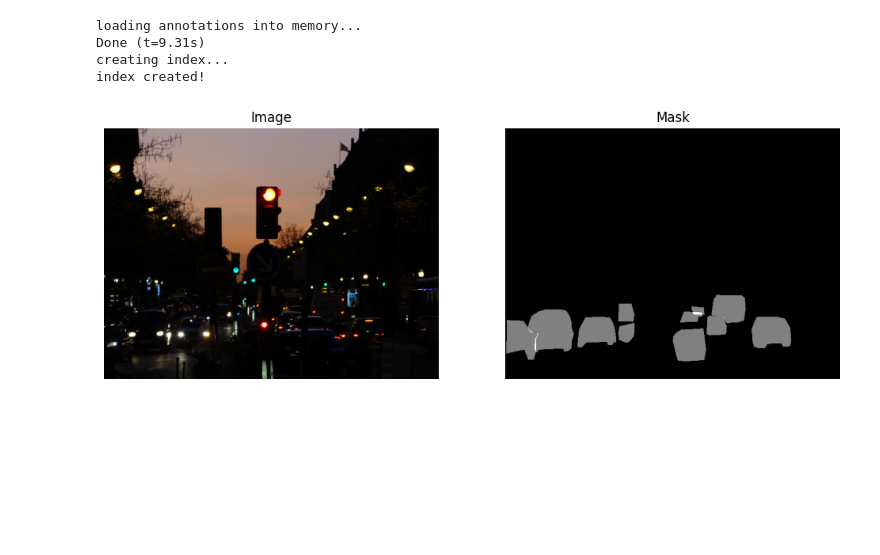
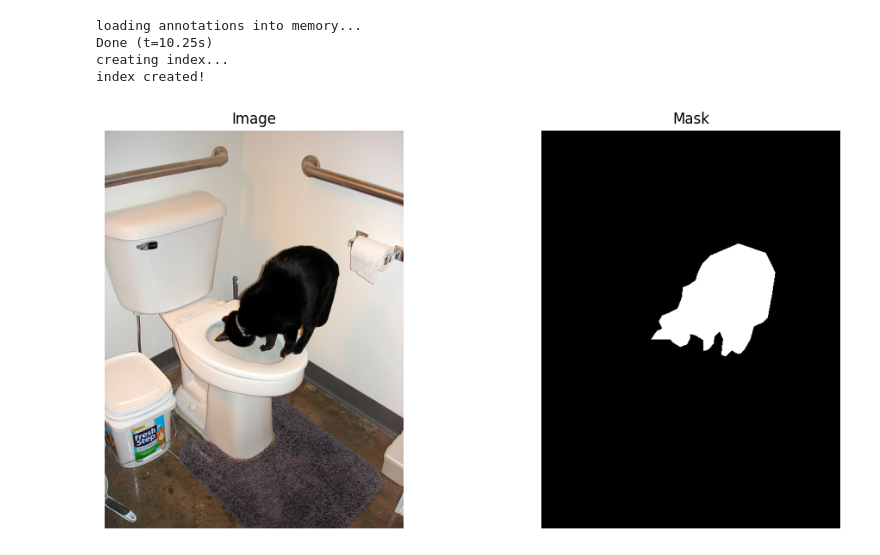
Before and after one commit to mbar0075/SaRLVision, a Jupyter notebook: Experiments/COCO_dataset.ipynb, the cells around one changed output. Cells and saved outputs as stored; diff of their text form; code cells hidden in the pictures; blank space fills up the shorter version.

```diff
--- a/Experiments/COCO_dataset.ipynb
+++ b/Experiments/COCO_dataset.ipynb
@@ -74,7 +74,7 @@ annotation_file = f"./COCODataset/annotations/instances_{data_type}{coco_version
 coco = COCO(annotation_file)
 
 # Choose a category (e.g., "car") and get the category ID
-category_name = "car"  # Replace with the category you want
+category_name = "cat"  # Replace with the category you want
 category_id = coco.getCatIds(catNms=[category_name])[0]
 
 # Get all image IDs containing the chosen category
@@ -89,32 +89,32 @@ path = f"./COCODataset/{data_type}{coco_version}/{image_info['file_name']}"
 image = cv2.imread(path)
 
 # Load the corresponding annotation (mask)
 ann_ids = coco.getAnnIds(imgIds=image_id, catIds=[category_id], iscrowd=None)
 anns = coco.loadAnns(ann_ids)
 
 # Create an empty mask with the same dimensions as the image
 mask = np.zeros((image.shape[0], image.shape[1]), dtype=np.uint8)
 
 # Combine the individual masks into a single mask
 for ann in anns:
     mask += coco.annToMask(ann)
 
 # Plot the image and its mask
 plt.figure(figsize=(12, 6))
 plt.subplot(1, 2, 1)
 plt.imshow(cv2.cvtColor(image, cv2.COLOR_BGR2RGB))
 plt.title("Image")
 plt.axis('off')
 
 plt.subplot(1, 2, 2)
 plt.imshow(mask, cmap='gray')
 plt.title("Mask")
 plt.axis('off')
 
 plt.show()
 # %% [output]
 loading annotations into memory...
-Done (t=9.31s)
+Done (t=10.25s)
 creating index...
 index created!
-[figure, old version]
+[figure, new version]
```
Also changed, not shown: 8 other files.
